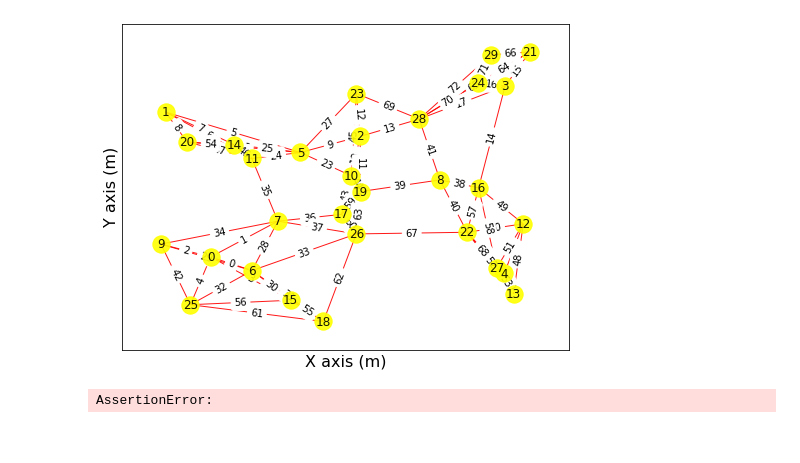
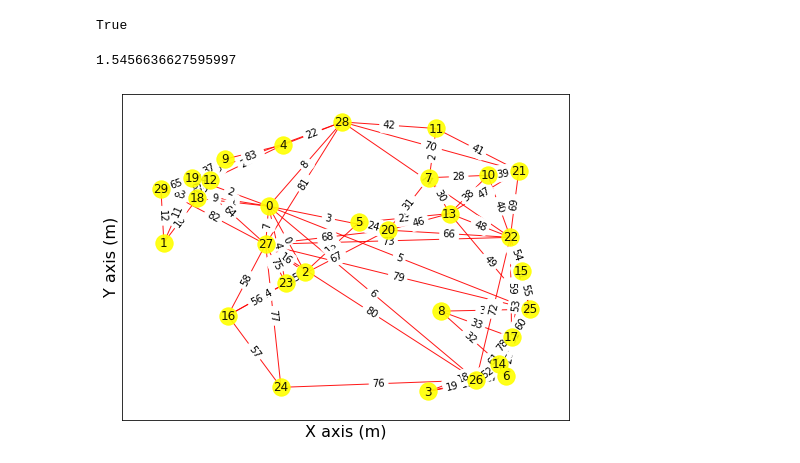
Before and after one commit to yutailin1993/ns3-wifi-multilateration, a Jupyter notebook: conflict graph poc.ipynb, the cells around one changed output. Cells and saved outputs as stored; diff of their text form; code cells hidden in the pictures.

Commit message:
update graph mechanism

```diff
--- a/conflict graph poc.ipynb
+++ b/conflict graph poc.ipynb
@@ -72,7 +72,7 @@ def construct_conflict_edges(node_num, p2p_graph):
 
     return conflict_edges_dict, conflict_edges_list
 # %%
-node_num = 12
+node_num = 30
 
 nodes_pos = graph.generate_nodes_pos(node_num, -20, 20)
 
@@ -91,3 +93,10 @@ link_edges, comm_edges_list, labels = construct_edges(node_num, p2p_graph, dist_
 # %%
 dist_matrix = np.loadtxt("dist_matrix.csv", delimiter=",", dtype=np.double)
 estimated_dist_matrix = np.loadtxt("measured_dist_matrix.csv", delimiter=",", dtype=np.double)
+
+p2p_graph = np.zeros((dist_matrix.shape[0], dist_matrix.shape[1]))
+assert (p2p_graph.shape[0] == p2p_graph.shape[1] == 30)
+
+for i in range(p2p_graph.shape[0]):
+    for j in range(p2p_graph.shape[1]):
+        p2p_graph[i, j] = 1 if estimated_dist_matrix[i, j] != 0 else 0
@@ -95,10 +110,3 @@ estimated_dist_matrix = np.loadtxt("measured_dist_matrix.csv", delimiter=",", dt
 def rmse(A,B):
     rmse = np.sqrt(np.mean(((A-B)**2)))
     return rmse
-# %%
-p2p_graph = np.zeros((30, 30), dtype=np.int)
-
-for i in range(estimated_dist_matrix.shape[0]):
-    for j in range(estimated_dist_matrix.shape[1]):
-        if estimated_dist_matrix[i][j] != 0.0:
-            p2p_graph[i][j] = 1
@@ -112,2 +131,0 @@ np.count_nonzero(p2p_graph)
-# %%
-p2p_graph = p2p_graph + np.eye(12)
@@ -118 +141,8 @@ np.multiply(a, b)
+# %%
+noise = np.random.normal(0,2.5,(node_num, node_num))
+noise_symm = (noise + noise.T)/2
+
+np.allclose(noise_symm, noise_symm.T, rtol=10e-5, atol=10e-5)
+# %% [output]
+True
 # %%
@@ -120,3 +154,7 @@ masked_dist_matrix = np.multiply(p2p_graph, dist_matrix)
+# %%
+rmse(masked_dist_matrix, estimated_dist_matrix)
+# %% [output]
+1.5456636627595997
 # %%
 # node_idx = ['A', 'B', 'C', 'D', 'E', 'F', 'G', 'H', 'I', 'J', 'K', 'L',
 #             'M', 'N', 'O', 'P', 'Q', 'R', 'S', 'T', 'U', 'V', 'W', 'X',
@@ -125,32 +163,33 @@ masked_dist_matrix = np.multiply(p2p_graph, dist_matrix)
 #             'AT', 'AU', 'AV', 'AW', 'AX', 'AY', 'AZ', 'BA', 'BB', 'BC',
 #             'BD', 'BE', 'BF', 'BG', 'BH', 'BI', 'BJ', 'BK', 'BL', 'BM',
 #             'BN', 'BO', 'BP', 'BQ', 'BR', 'BS', 'BT', 'BU', 'BV', 'BW',
 #             'BX', 'BY', 'BZ']
 
-node_idx = [x for x in range(nodes_pos.shape[0])]
+link_edges, comm_edges_list, labels = construct_edges(node_num, p2p_graph, dist_matrix, np.count_nonzero(p2p_graph == 1)/2)
+node_idx = [x for x in range(node_num)]
 
 G = nx.Graph()
 G.add_edges_from(comm_edges_list)
 pos = nodes_pos
 # pos = {0: (0, 0), 1: (2, 0), 2: (0, -1), 3: (6, -1), 4: (6, 3), 5: (4, 4)}
 plt.figure(figsize=(8,6))
 
 plt.xlabel('X axis (m)', fontsize=16)
 plt.ylabel('Y axis (m)', fontsize=16)
 
 nx.draw(
     G, pos, edge_color='red', width=1, linewidths=1,
     node_size=300, node_color='Yellow', alpha=0.9,
     labels={node: node_idx[node] for node in G.nodes()}
 )
 
 nx.draw_networkx_edge_labels(
     G, pos,
     edge_labels=labels,
     font_color='black'
 )
 
 plt.axis('on')
 plt.show()
 # %% [output]
-[figure, old version]
+[figure, new version]
@@ -159,6 +196,4 @@ np.allclose(K, K.T, rtol=0.01, atol=0.01)
 # %%
-recon = DistMatrixReconstruction(masked_dist_matrix, 12)
+recon = DistMatrixReconstruction(estimated_dist_matrix, node_num)
 
-D = recon.EDM_Completion(0.01, 0.05)
+D = recon.EDM_Completion(0.01, 0.003, 2000)
-# %% [output]
-AssertionError:
```
Also changed, not shown: parts of 16 cells of this notebook, 1 other file.
